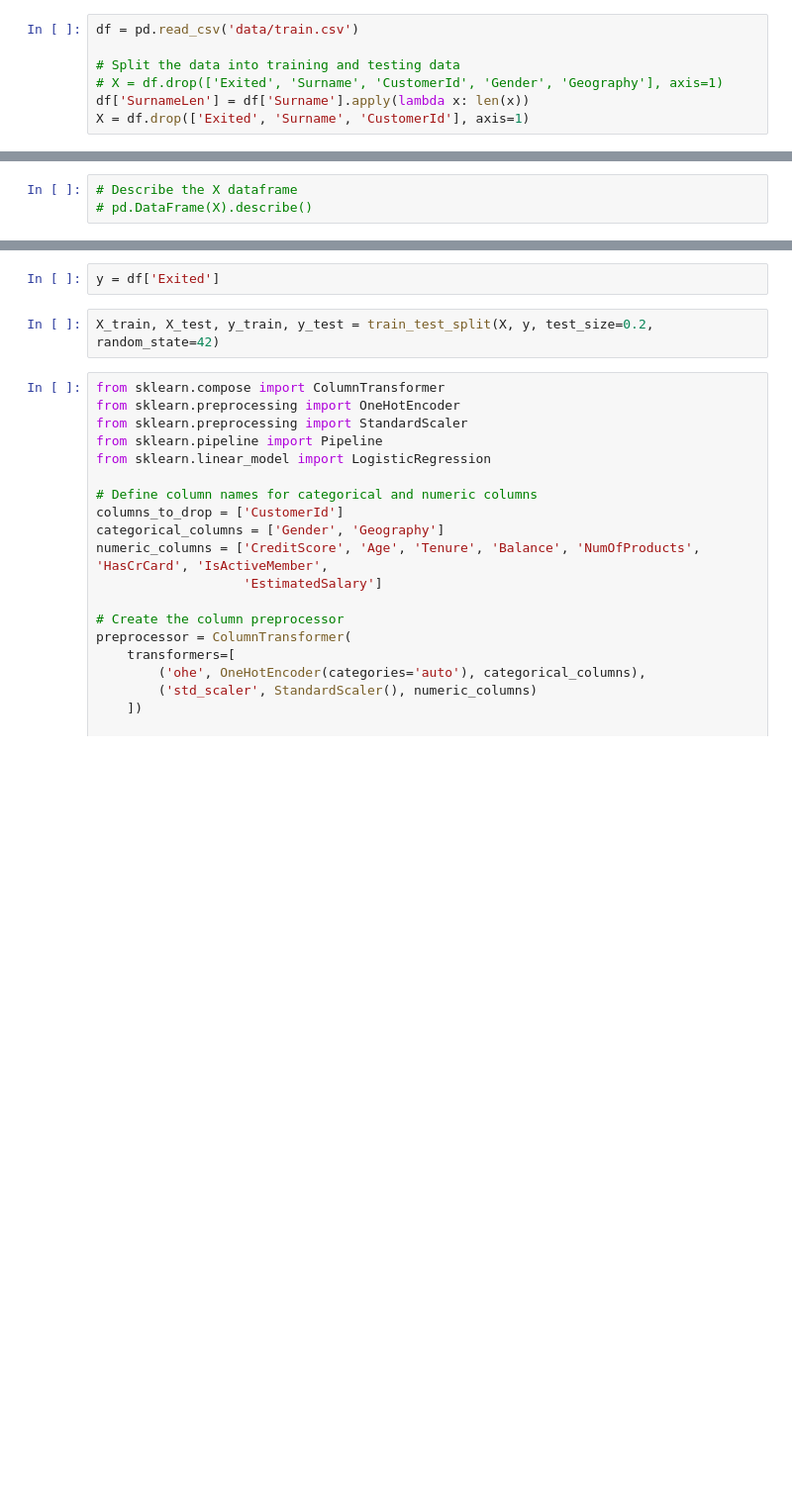
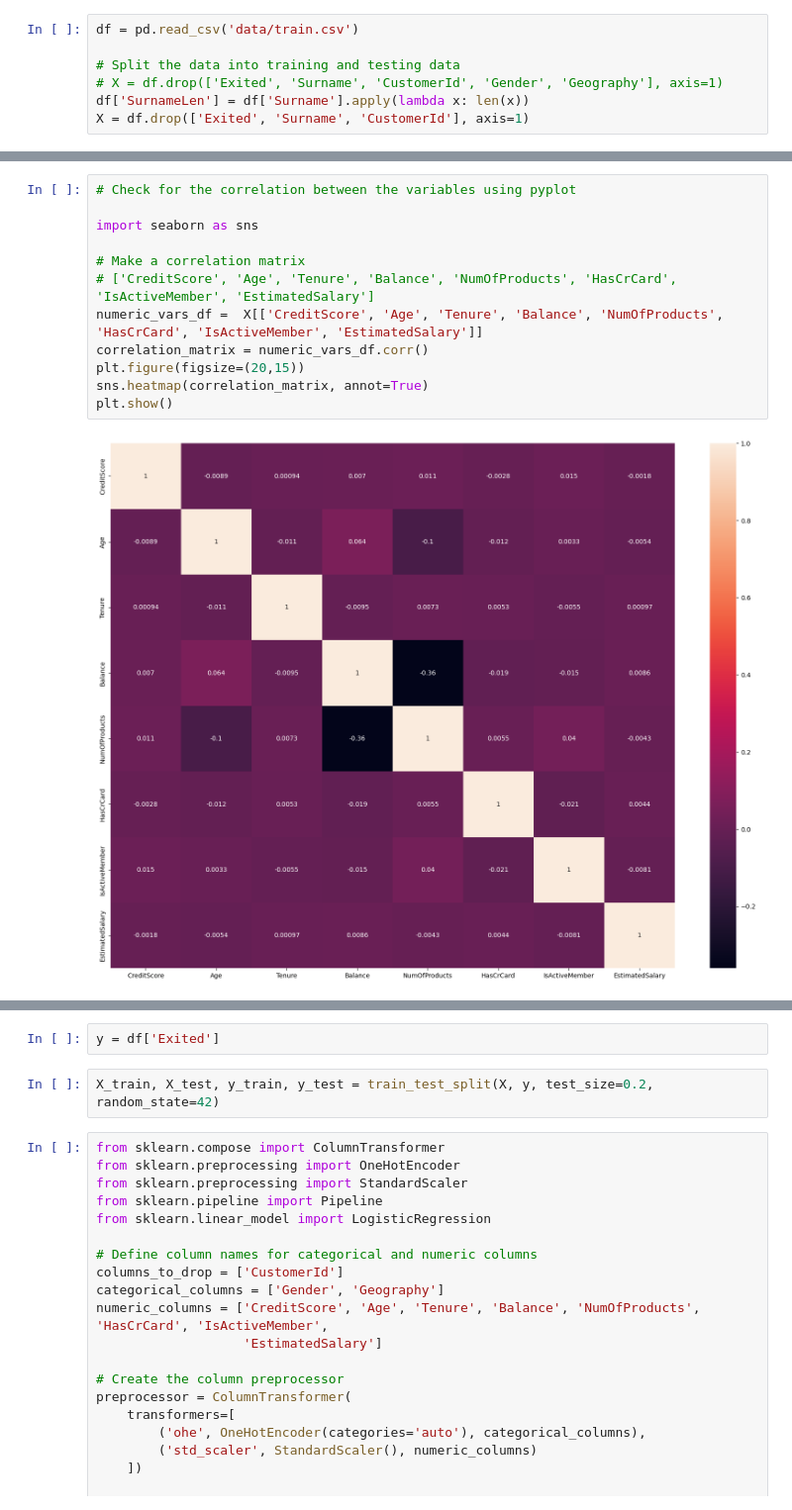
Before and after one commit to kevin51jiang/msci-546-project, a Jupyter notebook: baseline.ipynb, the cells around one changed output, grey strips where cells are left out. Shown: that part at 99% size. Saved outputs shown, nothing was run; the diff lists cells and outputs as text; blank space fills up the shorter version.

Commit message:
exploratory data analysis

```diff
--- a/baseline.ipynb
+++ b/baseline.ipynb
@@ -41,3 +101,14 @@ X.describe()
 # %%
-# Describe the X dataframe
-# pd.DataFrame(X).describe()
+# Check for the correlation between the variables using pyplot
+
+import seaborn as sns
+
+# Make a correlation matrix
+# ['CreditScore', 'Age', 'Tenure', 'Balance', 'NumOfProducts', 'HasCrCard', 'IsActiveMember', 'EstimatedSalary']
+numeric_vars_df =  X[['CreditScore', 'Age', 'Tenure', 'Balance', 'NumOfProducts', 'HasCrCard', 'IsActiveMember', 'EstimatedSalary']]
+correlation_matrix = numeric_vars_df.corr()
+plt.figure(figsize=(20,15))
+sns.heatmap(correlation_matrix, annot=True)
+plt.show()
+# %% [output]
+[figure, added]
```
Also changed, not shown: parts of 8 cells of this notebook.
